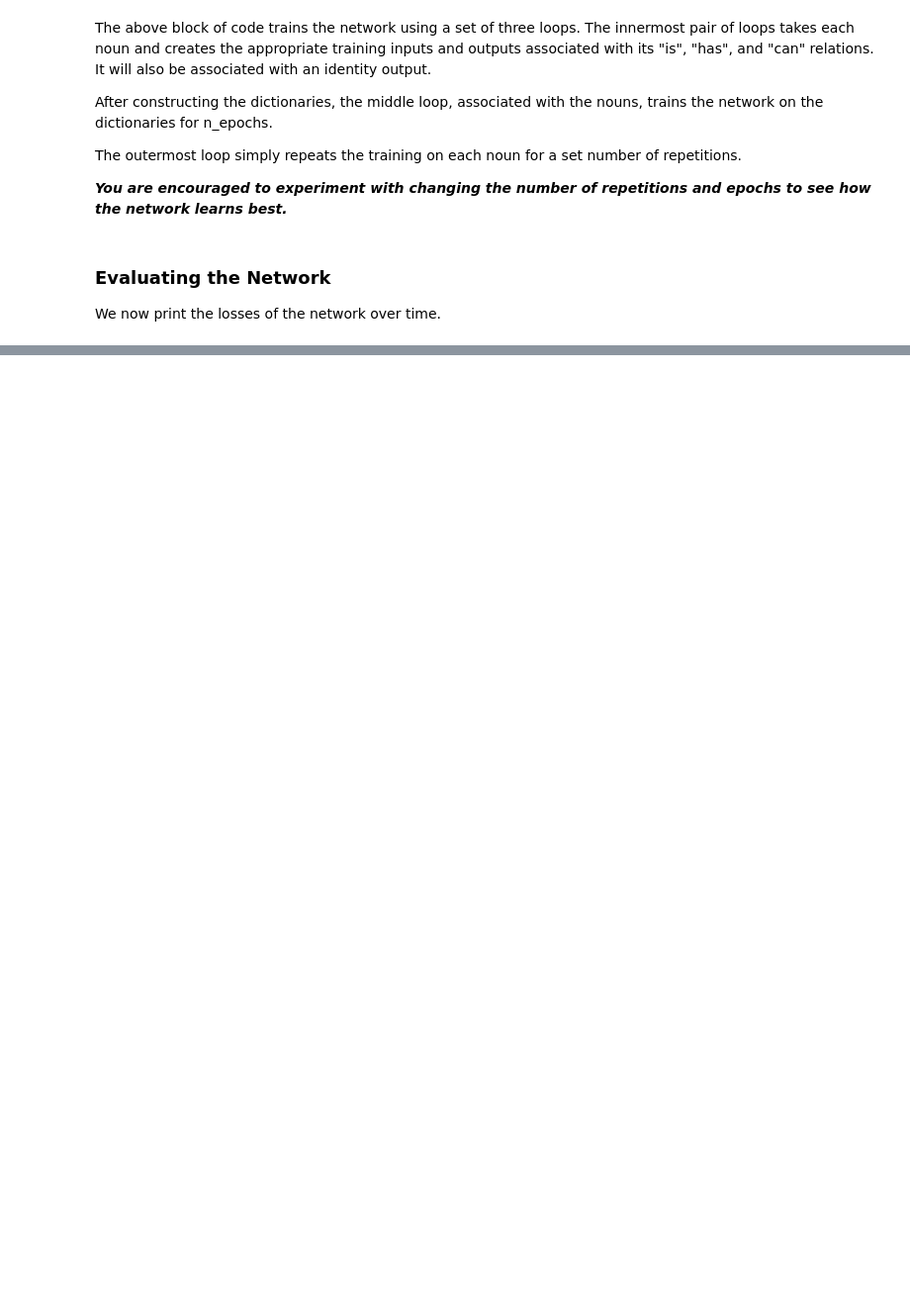
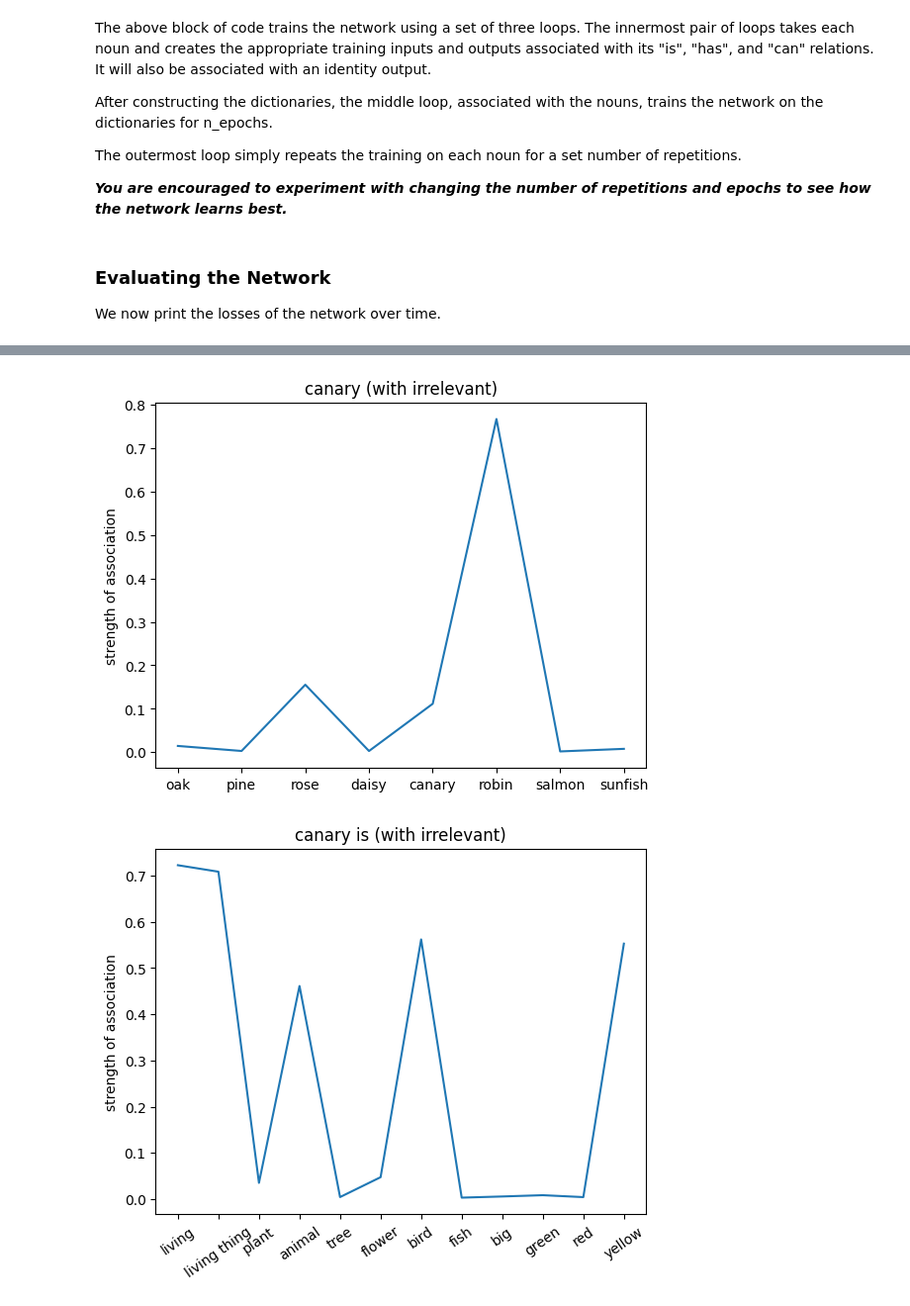
Before and after one commit to PrincetonUniversity/NEU-PSY-502, a Jupyter notebook: website/content/502B/Computation/Statistical Learning and Backpropagation/notebooks/1 Rumelhart Semantic Network.ipynb, the cells around one changed output, grey strips where cells are left out. Shown at 99% size. Saved outputs shown, nothing was run; the diff lists cells and outputs as text; code cells hidden in the pictures; blank space fills up the shorter version.

```diff
--- a/website/content/502B/Computation/Statistical Learning and Backpropagation/notebooks/1 Rumelhart Semantic Network.ipynb
+++ b/website/content/502B/Computation/Statistical Learning and Backpropagation/notebooks/1 Rumelhart Semantic Network.ipynb
@@ -561,0 +799,26 @@ Why are the losses noisy? How can you reduce the noise?
+# %%
+plt.plot(noun_out_I_with_ir)
+plt.xticks(np.arange(8),nouns)
+plt.title(f'{nouns[noun_id]} (with irrelevant)')
+plt.ylabel('strength of association')
+plt.show()
+
+
+plt.plot(noun_out_is_with_ir)
+plt.xticks(np.arange(len(is_list)),is_list,rotation=35)
+plt.title(f'{nouns[noun_id]} is (with irrelevant)')
+plt.ylabel('strength of association')
+plt.show()
+plt.plot(noun_out_has_with_ir)
+plt.xticks(np.arange(len(has_list)),has_list,rotation=35)
+plt.title(f'{nouns[noun_id]} has (with irrelevant)')
+plt.ylabel('strength of association')
+plt.show()
+plt.plot(noun_out_can_with_ir)
+plt.xticks(np.arange(len(can_list)),can_list,rotation=35)
+plt.title(f'{nouns[noun_id]} can (with irrelevant)')
+plt.ylabel('strength of association')
+plt.show()
+# %% [output]
+[figure, added]
+[figure, added]
```
Also changed, not shown: parts of 23 cells of this notebook, 2 other files.
